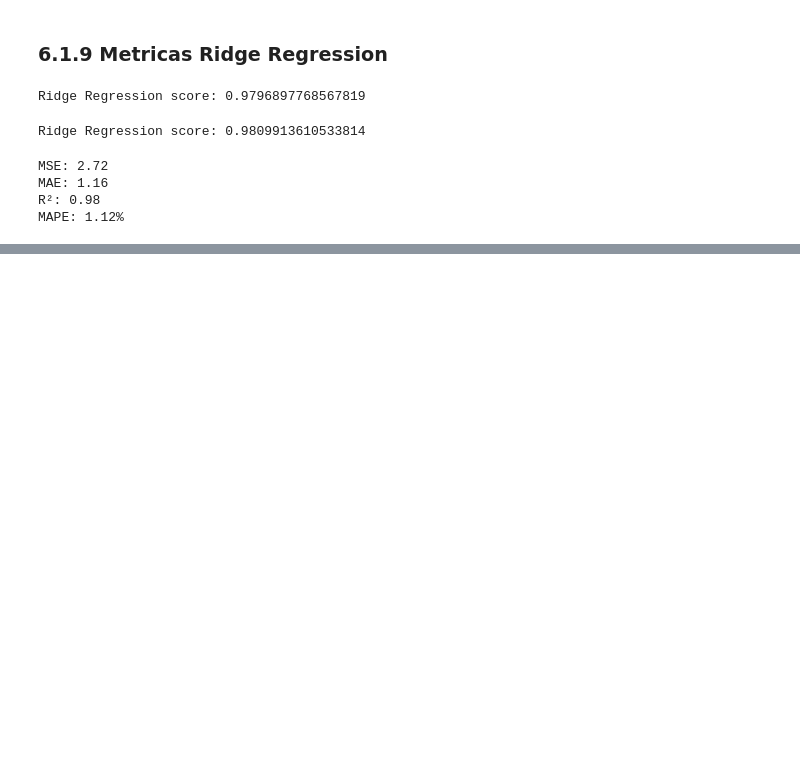
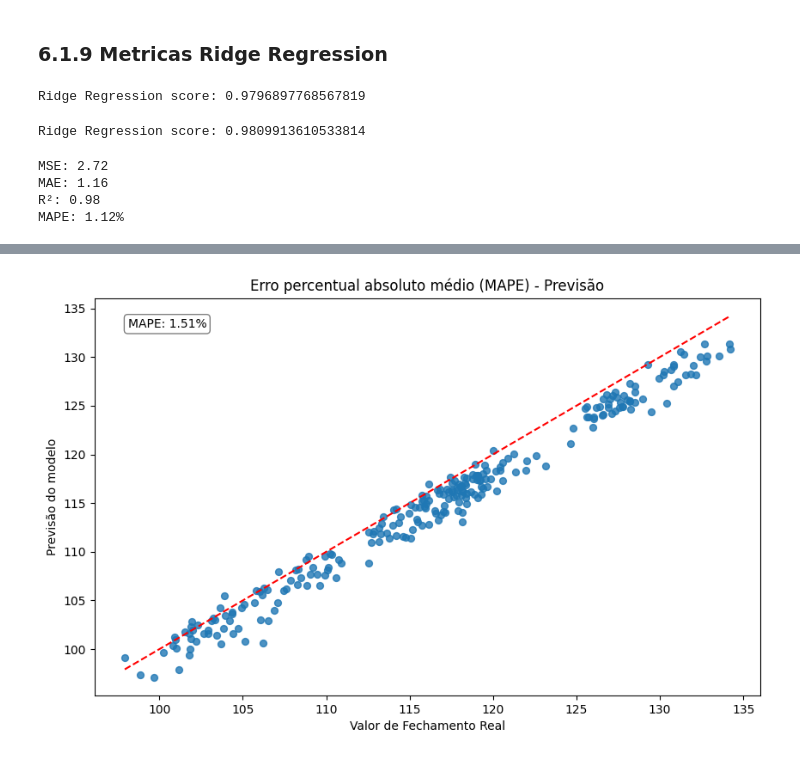
Before and after one commit to karinaguerra/postech-data-analytics-tech-challenge, a Jupyter notebook: fase_2/modelo_preditivo_bovespa_fase_2.ipynb, the cells around one changed output, grey strips where cells are left out. Saved outputs shown, nothing was run; the diff lists cells and outputs as text; code cells hidden in the pictures; blank space fills up the shorter version.

```diff
--- a/fase_2/modelo_preditivo_bovespa_fase_2.ipynb
+++ b/fase_2/modelo_preditivo_bovespa_fase_2.ipynb
@@ -1163,0 +1309,3 @@ MAPE: 1.12%
+# %%
+# Treinar o modelo
+train_model = model.fit(X_train, y_train, epochs=30, batch_size=10, verbose= 2)
@@ -1163,0 +1338,11 @@ MAPE: 1.12%
+# %%
+X_test = np.array(X_test)
+X_test = X_test.reshape(X_test.shape[0], X_test.shape[1], 1)
+# %%
+# Criar a predição
+prev_lstm = model.predict(X_test)
+
+# Inverter os dados da predição
+prev_lstm = scaler.inverse_transform(prev_lstm)
+
+prev_lstm
@@ -1163,0 +1387,3 @@ MAPE: 1.12%
+# %%
+train_g = lstm_bovespa.iloc[: train_close, :]
+test_g = pd.DataFrame({"ultimo":lstm_bovespa['ultimo'].iloc[train_close:],"previsao":prev_lstm.reshape(len(prev_lstm))})
@@ -1163,0 +1406,28 @@ MAPE: 1.12%
+# %%
+# Calcular o erro percentual absoluto para cada ponto de dados
+test_g['erro_percentual_absoluto'] = np.abs((test_g['ultimo'] - test_g['previsao']) / test_g['ultimo']) * 100
+
+# Calcular o MAPE
+mape = test_g['erro_percentual_absoluto'].mean()
+
+# Criar figura
+plt.figure(figsize=(10, 6))
+
+# Plotar o gráfico de dispersão
+plt.scatter(test_g['ultimo'], test_g['previsao'], s=32, alpha=0.8)
+
+# Adicionar linha diagonal (y=x)
+plt.plot([test_g['ultimo'].min(), test_g['ultimo'].max()], [test_g['ultimo'].min(), test_g['ultimo'].max()], color='red', linestyle='--')
+
+# Adicionar texto com o MAPE
+plt.text(0.05, 0.95, f'MAPE: {mape:.2f}%', transform=plt.gca().transAxes, verticalalignment='top', bbox=dict(boxstyle='round', facecolor='white', alpha=0.5))
+
+# Configurar o gráfico
+plt.xlabel('Valor de Fechamento Real')
+plt.ylabel('Previsão do modelo')
+plt.title('Erro percentual absoluto médio (MAPE) - Previsão')
+
+# Exibir o gráfico
+plt.show()
+# %% [output]
+[figure, added]
```
Also changed, not shown: parts of 31 cells of this notebook.
